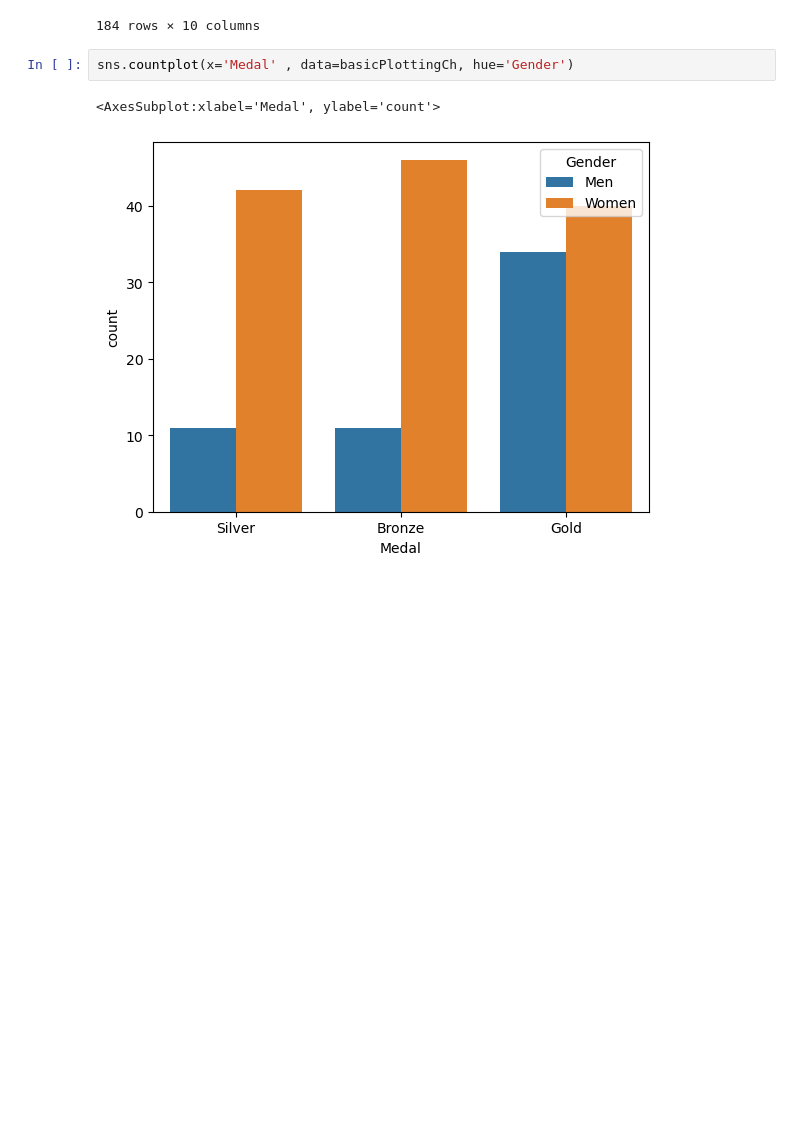
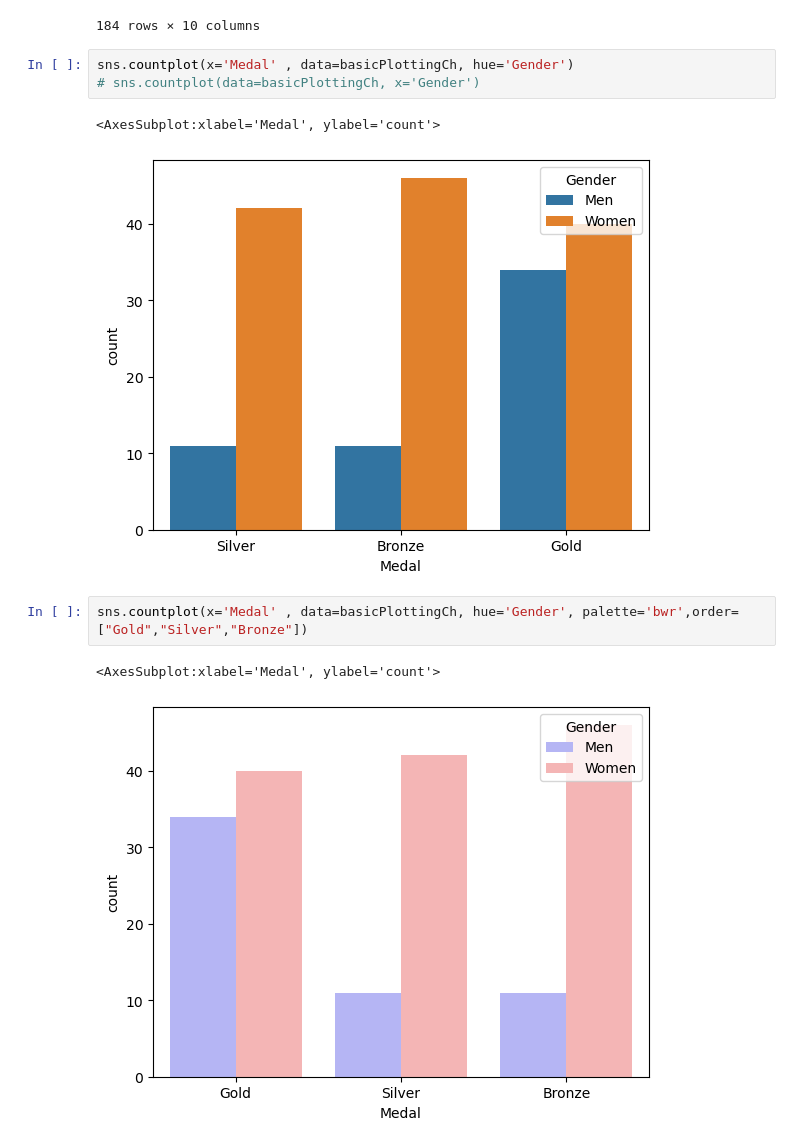
Before and after one commit to Ammar-Man/Python, a Jupyter notebook: Data processing/panda.ipynb, the cells around one changed output. Drawn from its saved outputs; the diff is of its cells as text; blank space fills up the shorter version.

```diff
--- a/Data processing/panda.ipynb
+++ b/Data processing/panda.ipynb
@@ -392,9 +392,15 @@ basicPlottingCh
 184 rows × 10 columns
 # %%
 sns.countplot(x='Medal' , data=basicPlottingCh, hue='Gender')
+# sns.countplot(data=basicPlottingCh, x='Gender')
 # %% [output]
 <AxesSubplot:xlabel='Medal', ylabel='count'>
 [figure]
+# %%
+sns.countplot(x='Medal' , data=basicPlottingCh, hue='Gender', palette='bwr',order=["Gold","Silver","Bronze"])
+# %% [output]
+<AxesSubplot:xlabel='Medal', ylabel='count'>
+[figure, added]
 # %%
 
 bpcSort = basicPlottingCh
```
Also changed, not shown: parts of 16 cells of this notebook.
